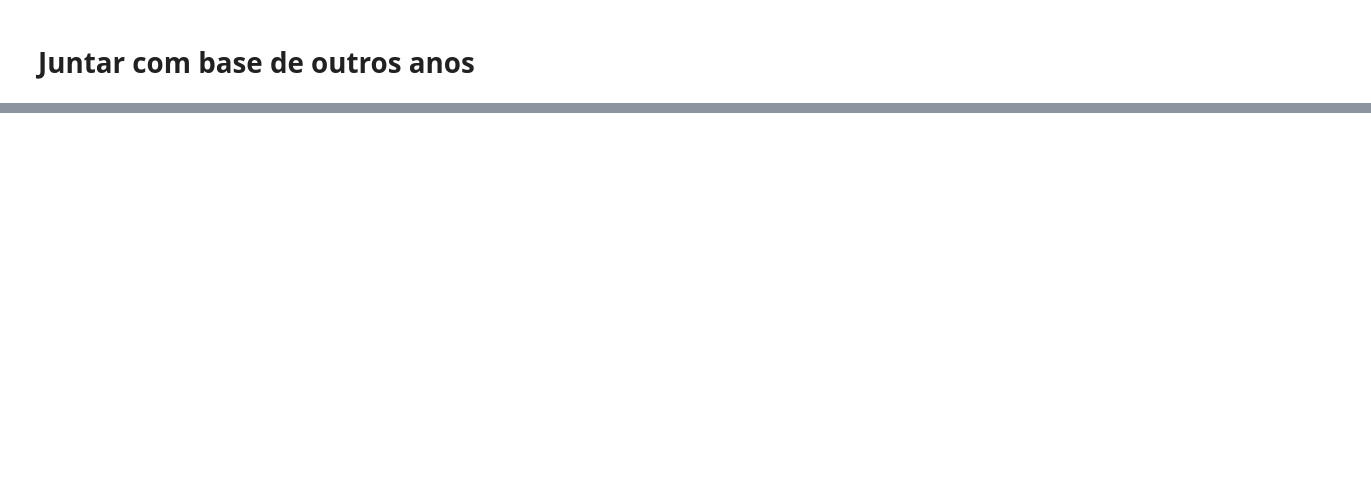
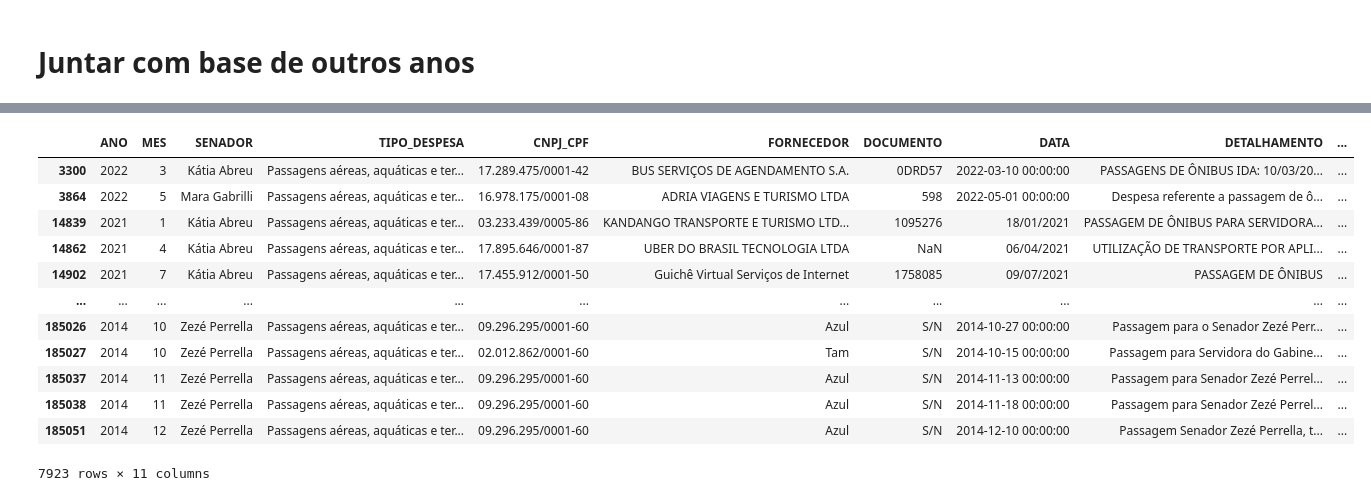
Before and after one commit to brunoperdigao/Senado---Analise-de-dados-CEAPS, a Jupyter notebook: notebooks/Limpeza de dados.ipynb, the cells around one changed output, grey strips where cells are left out. Drawn from its saved outputs; the diff is of its cells as text; code cells hidden in the pictures; blank space fills up the shorter version.

```diff
--- a/notebooks/Limpeza de dados.ipynb
+++ b/notebooks/Limpeza de dados.ipynb
@@ -196,0 +191,24 @@ mask_inverted = ~df_aereas.loc[:,'DETALHAMENTO'].str.startswith('Companhia Aére
+# %%
+mask1 = df_total['TIPO_DESPESA'] == 'Passagens aéreas, aquáticas e terrestres nacionais'
+df_companhias_aereas = df_total[mask1]
+df_companhias_aereas['DETALHAMENTO'].str.startswith("Companhia Aérea").value_counts()
+df_companhias_aereas[df_companhias_aereas['DETALHAMENTO'].str.startswith("Companhia Aérea") == False].iloc(,8)
+# .str.startswith('Companhia aérea').value_counts()
+
+# mask3 = df_companhias_aereas.loc[:,'DETALHAMENTO'].str.split('Companhia Aérea: ', expand=True)
+# mask3 = mask3[1].str.split(',', expand=True)[0]
+# mask3
+# %% [output]
+|  | ANO | MES | SENADOR | TIPO_DESPESA | CNPJ_CPF | FORNECEDOR | DOCUMENTO | DATA | DETALHAMENTO | ... |
+| 3300 | 2022 | 3 | Kátia Abreu | Passagens aéreas, aquáticas e ter... | 17.289.475/0001-42 | BUS SERVIÇOS DE AGENDAMENTO S.A. | 0DRD57 | 2022-03-10 00:00:00 | PASSAGENS DE ÔNIBUS IDA: 10/03/20... | ... |
+| 3864 | 2022 | 5 | Mara Gabrilli | Passagens aéreas, aquáticas e ter... | 16.978.175/0001-08 | ADRIA VIAGENS E TURISMO LTDA | 598 | 2022-05-01 00:00:00 | Despesa referente a passagem de ô... | ... |
+| 14839 | 2021 | 1 | Kátia Abreu | Passagens aéreas, aquáticas e ter... | 03.233.439/0005-86 | KANDANGO TRANSPORTE E TURISMO LTD... | 1095276 | 18/01/2021 | PASSAGEM DE ÔNIBUS PARA SERVIDORA... | ... |
+| 14862 | 2021 | 4 | Kátia Abreu | Passagens aéreas, aquáticas e ter... | 17.895.646/0001-87 | UBER DO BRASIL TECNOLOGIA LTDA | NaN | 06/04/2021 | UTILIZAÇÃO DE TRANSPORTE POR APLI... | ... |
+| 14902 | 2021 | 7 | Kátia Abreu | Passagens aéreas, aquáticas e ter... | 17.455.912/0001-50 | Guichê Virtual Serviços de Internet | 1758085 | 09/07/2021 | PASSAGEM DE ÔNIBUS | ... |
+| ... | ... | ... | ... | ... | ... | ... | ... | ... | ... | ... |
+| 185026 | 2014 | 10 | Zezé Perrella | Passagens aéreas, aquáticas e ter... | 09.296.295/0001-60 | Azul | S/N | 2014-10-27 00:00:00 | Passagem para o Senador Zezé Perr... | ... |
+| 185027 | 2014 | 10 | Zezé Perrella | Passagens aéreas, aquáticas e ter... | 02.012.862/0001-60 | Tam | S/N | 2014-10-15 00:00:00 | Passagem para Servidora do Gabine... | ... |
+| 185037 | 2014 | 11 | Zezé Perrella | Passagens aéreas, aquáticas e ter... | 09.296.295/0001-60 | Azul | S/N | 2014-11-13 00:00:00 | Passagem para Senador Zezé Perrel... | ... |
+| 185038 | 2014 | 11 | Zezé Perrella | Passagens aéreas, aquáticas e ter... | 09.296.295/0001-60 | Azul | S/N | 2014-11-18 00:00:00 | Passagem para Senador Zezé Perrel... | ... |
+| 185051 | 2014 | 12 | Zezé Perrella | Passagens aéreas, aquáticas e ter... | 09.296.295/0001-60 | Azul | S/N | 2014-12-10 00:00:00 | Passagem Senador Zezé Perrella, t... | ... |
+7923 rows × 11 columns
```
Also changed, not shown: parts of 11 cells of this notebook.
